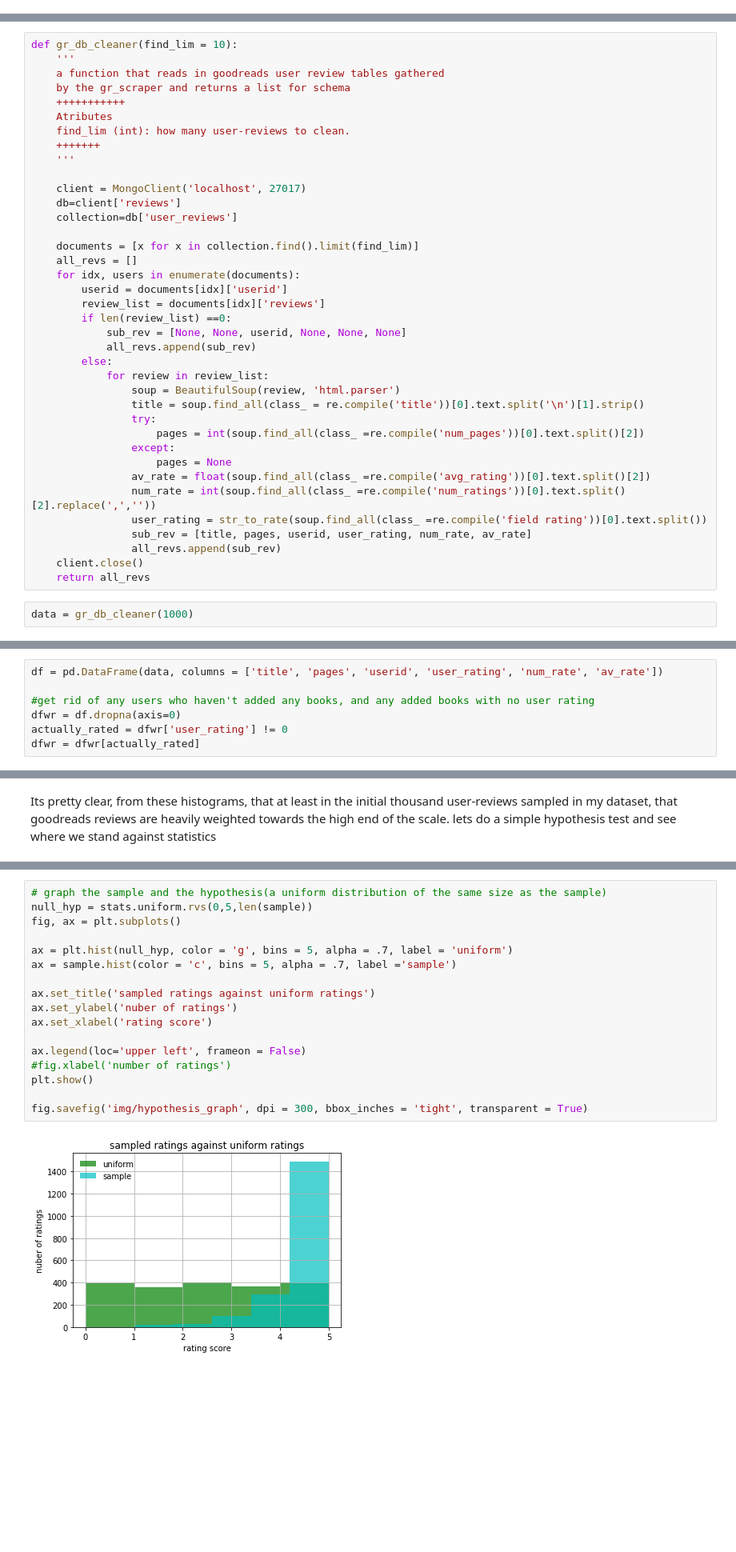
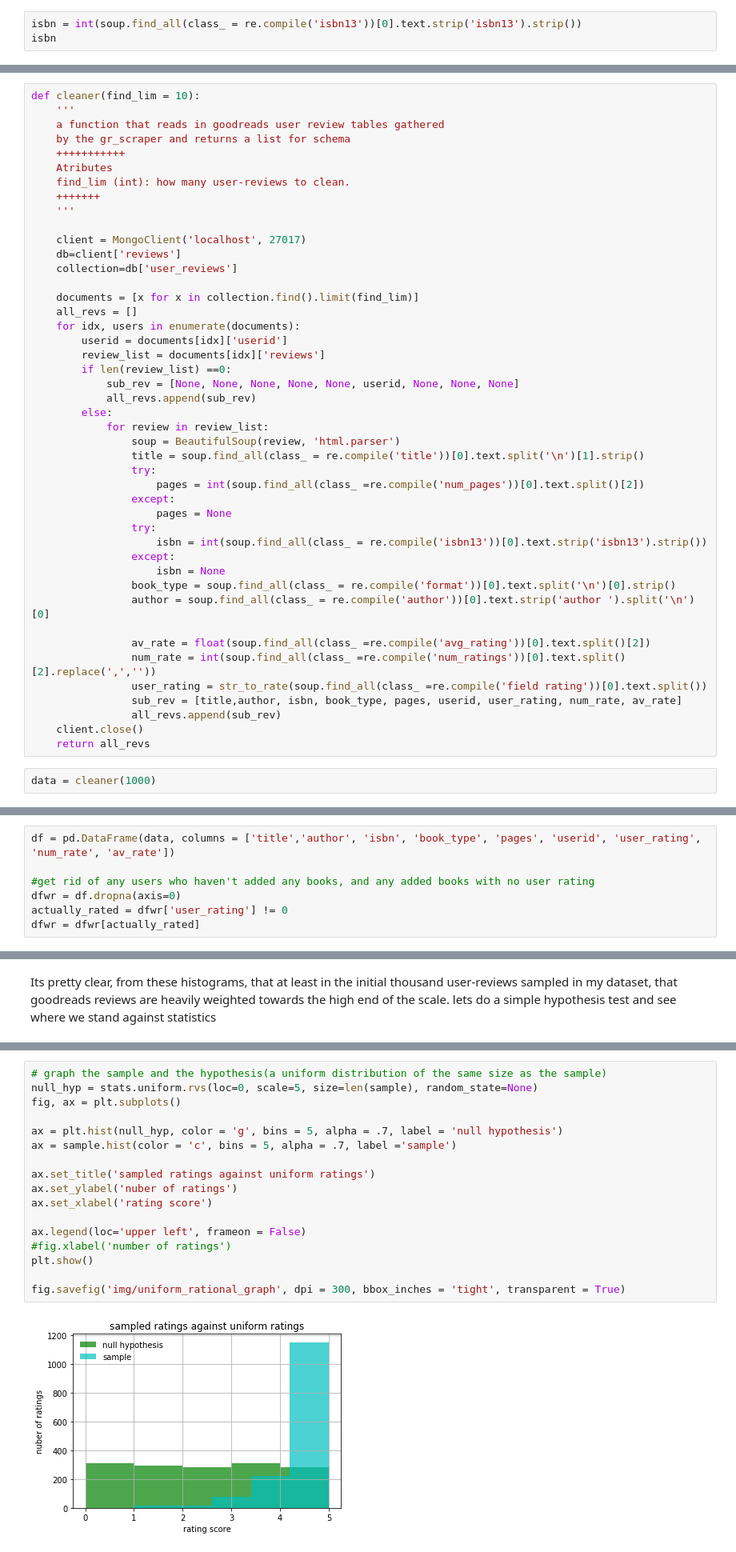
Before and after one commit to RnScully/Books, a Jupyter notebook: mongo_pipe.ipynb, the cells around one changed output, grey strips where cells are left out. Shown at 80% size. Cells and saved outputs as stored; diff of their text form; blank space fills up the shorter version.

Commit message:
hypothesis test changed and cleaner expanded

```diff
--- a/mongo_pipe.ipynb
+++ b/mongo_pipe.ipynb
@@ -28,0 +59,3 @@ soup = BeautifulSoup(review, 'html.parser')
+# %%
+isbn = int(soup.find_all(class_ = re.compile('isbn13'))[0].text.strip('isbn13').strip())
+isbn
@@ -88,7 +123,7 @@ user_rating
 # %% [markdown]
 **Putting it all together**
 # %%
-def gr_db_cleaner(find_lim = 10):
+def cleaner(find_lim = 10):
     '''
     a function that reads in goodreads user review tables gathered
     by the gr_scraper and returns a list for schema
@@ -108,7 +143,7 @@ def gr_db_cleaner(find_lim = 10):
         userid = documents[idx]['userid']
         review_list = documents[idx]['reviews']
         if len(review_list) ==0:
-            sub_rev = [None, None, userid, None, None, None]
+            sub_rev = [None, None, None, None, None, userid, None, None, None]
             all_revs.append(sub_rev)
         else:
             for review in review_list:
@@ -118,15 +153,22 @@ def gr_db_cleaner(find_lim = 10):
                     pages = int(soup.find_all(class_ =re.compile('num_pages'))[0].text.split()[2])
                 except:
                     pages = None
+                try:
+                    isbn = int(soup.find_all(class_ = re.compile('isbn13'))[0].text.strip('isbn13').strip())
+                except:
+                    isbn = None
+                book_type = soup.find_all(class_ = re.compile('format'))[0].text.split('\n')[0].strip()
+                author = soup.find_all(class_ = re.compile('author'))[0].text.strip('author ').split('\n')[0]
+
                 av_rate = float(soup.find_all(class_ =re.compile('avg_rating'))[0].text.split()[2])
                 num_rate = int(soup.find_all(class_ =re.compile('num_ratings'))[0].text.split()[2].replace(',',''))
                 user_rating = str_to_rate(soup.find_all(class_ =re.compile('field rating'))[0].text.split())
-                sub_rev = [title, pages, userid, user_rating, num_rate, av_rate]
+                sub_rev = [title,author, isbn, book_type, pages, userid, user_rating, num_rate, av_rate]
                 all_revs.append(sub_rev)
     client.close()
     return all_revs
 # %%
-data = gr_db_cleaner(1000)
+data = cleaner(1000)
 # %%
 import numpy as np
 import pandas as pd
@@ -134,7 +176,7 @@ import matplotlib.pyplot as plt
 import scipy.stats as stats
 %matplotlib inline
 # %%
-df = pd.DataFrame(data, columns = ['title', 'pages', 'userid', 'user_rating', 'num_rate', 'av_rate'])
+df = pd.DataFrame(data, columns = ['title','author', 'isbn', 'book_type', 'pages', 'userid', 'user_rating', 'num_rate', 'av_rate'])
 
 #get rid of any users who haven't added any books, and any added books with no user rating
 dfwr = df.dropna(axis=0)
@@ -162,19 +247,19 @@ sample =dfwr['user_rating']
 # %%
 # graph the sample and the hypothesis(a uniform distribution of the same size as the sample)
-null_hyp = stats.uniform.rvs(0,5,len(sample))
+null_hyp = stats.uniform.rvs(loc=0, scale=5, size=len(sample), random_state=None)
 fig, ax = plt.subplots()
 
-ax = plt.hist(null_hyp, color = 'g', bins = 5, alpha = .7, label = 'uniform')
+ax = plt.hist(null_hyp, color = 'g', bins = 5, alpha = .7, label = 'null hypothesis')
 ax = sample.hist(color = 'c', bins = 5, alpha = .7, label ='sample')
 
 ax.set_title('sampled ratings against uniform ratings')
 ax.set_ylabel('nuber of ratings')
 ax.set_xlabel('rating score')
 
 ax.legend(loc='upper left', frameon = False)
 #fig.xlabel('number of ratings')
 plt.show()
 
-fig.savefig('img/hypothesis_graph', dpi = 300, bbox_inches = 'tight', transparent = True)
+fig.savefig('img/uniform_rational_graph', dpi = 300, bbox_inches = 'tight', transparent = True)
 # %% [output]
-[figure, old version]
+[figure, new version]
```
Also changed, not shown: parts of 11 cells of this notebook, 4 other files.
